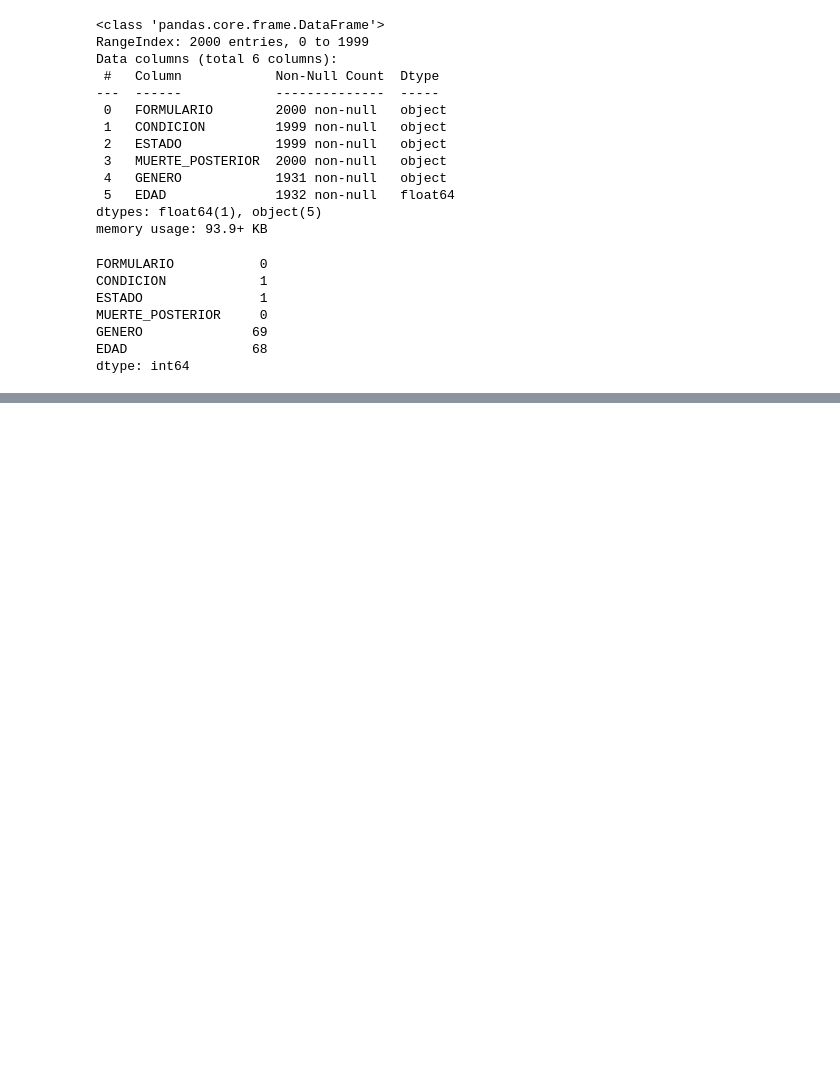
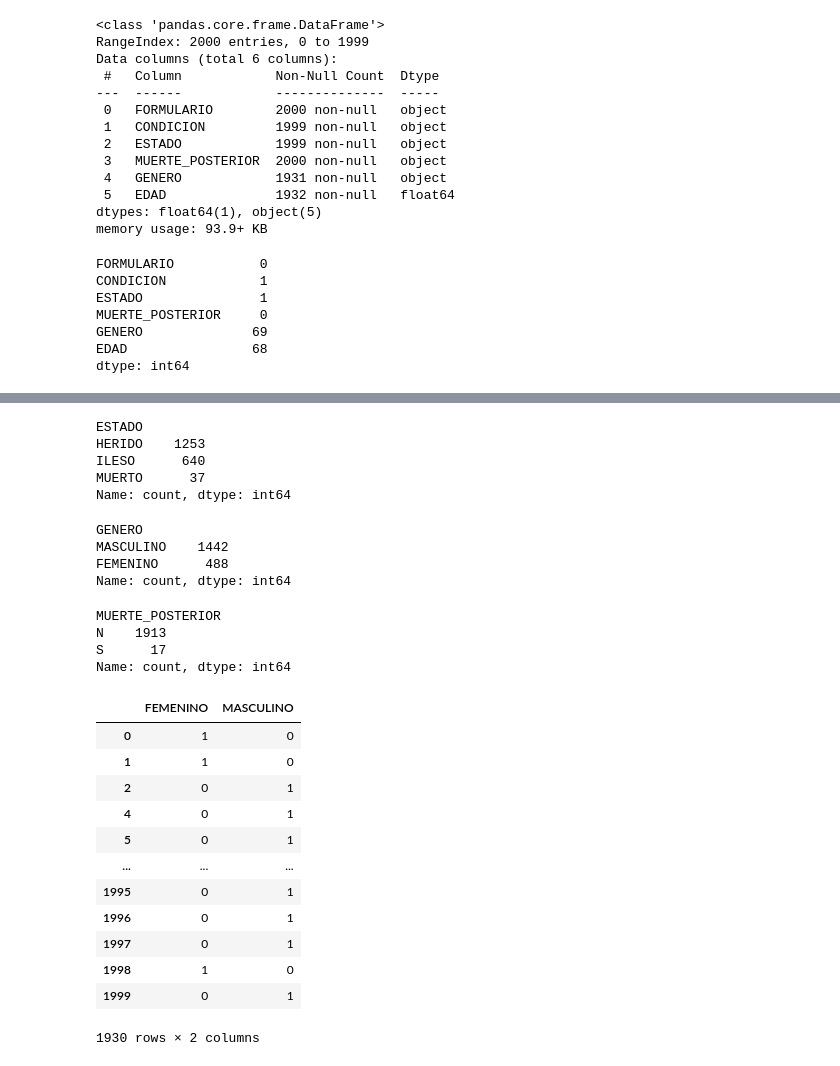
Before and after one commit to bermudez05/Siniestralidad_Bogota_BD, a Jupyter notebook: ACC_.ipynb, the cells around one changed output, grey strips where cells are left out. Saved outputs shown, nothing was run; the diff lists cells and outputs as text; code cells hidden in the pictures; blank space fills up the shorter version.

```diff
--- a/ACC_vehiculo.ipynb
+++ b/ACC_.ipynb
@@ -509,0 +526,42 @@ lesionados_data.dropna(inplace=True)
+# %%
+actor_data["ESTADO"].value_counts()
+# %% [output]
+ESTADO
+HERIDO    1253
+ILESO      640
+MUERTO      37
+Name: count, dtype: int64
+# %%
+actor_data["GENERO"].value_counts()
+# %% [output]
+GENERO
+MASCULINO    1442
+FEMENINO      488
+Name: count, dtype: int64
+# %%
+actor_data["MUERTE_POSTERIOR"].value_counts()
+# %% [output]
+MUERTE_POSTERIOR
+N    1913
+S      17
+Name: count, dtype: int64
+# %%
+# Para la variable MUERTE_POSTERIOR y GENERO, podemos crear dummies.
+# tal que el 1 indique si y el 0 indique no en el caso de Muerte Posterior y
+# y el 1 indique Femenino y el 0 indique masculino en el caso de Género
+dummies_genero = pd.get_dummies(actor_data["GENERO"],dtype=int)
+dummies_genero
+# %% [output]
+|  | FEMENINO | MASCULINO |
+| 0 | 1 | 0 |
+| 1 | 1 | 0 |
+| 2 | 0 | 1 |
+| 4 | 0 | 1 |
+| 5 | 0 | 1 |
+| ... | ... | ... |
+| 1995 | 0 | 1 |
+| 1996 | 0 | 1 |
+| 1997 | 0 | 1 |
+| 1998 | 1 | 0 |
+| 1999 | 0 | 1 |
+1930 rows × 2 columns
```
Also changed, not shown: parts of 7 cells of this notebook, 4 other files.
